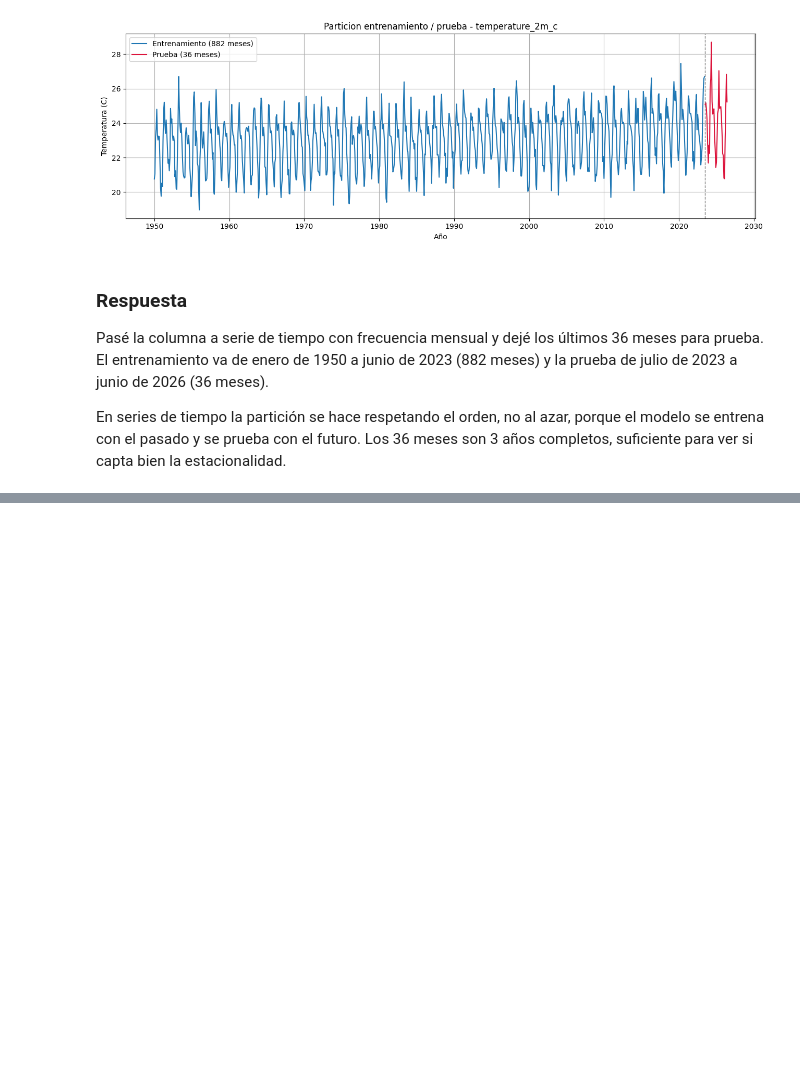
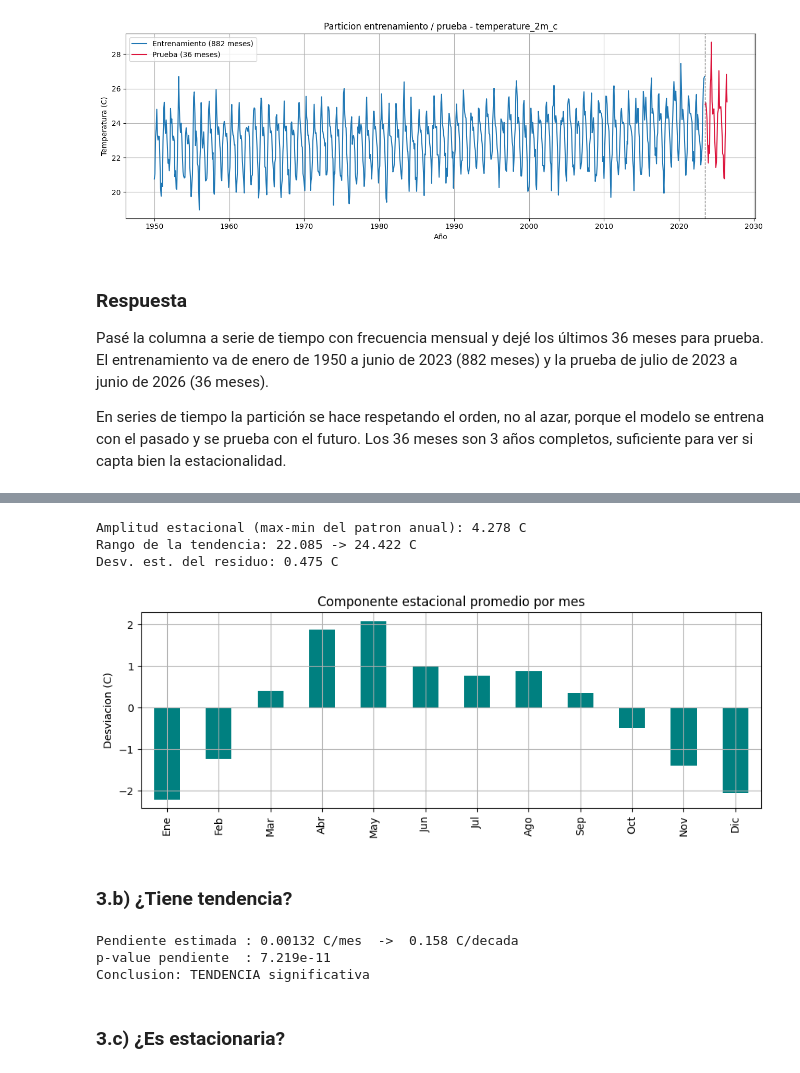
Before and after one commit to Fercho1118/Ejercicio-Series-de-Tiempo, a Jupyter notebook: Series_de_Tiempo_Temperatura_Guatemala.ipynb, the cells around one changed output, grey strips where cells are left out. Cells and saved outputs as stored; diff of their text form; code cells hidden in the pictures; blank space fills up the shorter version.

```diff
--- a/Series_de_Tiempo_Temperatura_Guatemala.ipynb
+++ b/Series_de_Tiempo_Temperatura_Guatemala.ipynb
@@ -237,0 +261,40 @@ ver si capta bien la estacionalidad.
+# %%
+#magnitud de cada componente
+print("Amplitud estacional (max-min del patron anual):",
+      round(decomp.seasonal.max() - decomp.seasonal.min(), 3), "C")
+print("Rango de la tendencia:",
+      round(decomp.trend.min(), 3), "->", round(decomp.trend.max(), 3), "C")
+print("Desv. est. del residuo:", round(decomp.resid.std(), 3), "C")
+
+#patron estacional promedio por mes
+patron_mes = decomp.seasonal.groupby(decomp.seasonal.index.month).mean()
+patron_mes.index = ['Ene','Feb','Mar','Abr','May','Jun','Jul','Ago','Sep','Oct','Nov','Dic']
+fig, ax = plt.subplots(figsize=(9,3.5))
+patron_mes.plot(kind='bar', ax=ax, color='teal')
+ax.set_title("Componente estacional promedio por mes")
+ax.set_ylabel("Desviacion (C)"); plt.tight_layout(); plt.show()
+# %% [output]
+Amplitud estacional (max-min del patron anual): 4.278 C
+Rango de la tendencia: 22.085 -> 24.422 C
+Desv. est. del residuo: 0.475 C
+[figure, added]
+# %% [markdown]
+### 3.b) ¿Tiene tendencia?
+# %%
+import statsmodels.api as sm
+
+#regresion del tiempo sobre la serie como contraste de tendencia
+y = train.values
+x = np.arange(len(train))
+X = sm.add_constant(x)
+ols = sm.OLS(y, X).fit()
+pend_dec = ols.params[1] * 120
+print(f"Pendiente estimada : {ols.params[1]:.5f} C/mes  ->  {pend_dec:.3f} C/decada")
+print(f"p-value pendiente  : {ols.pvalues[1]:.3e}")
+print("Conclusion:", "TENDENCIA significativa" if ols.pvalues[1] < 0.05 else "sin tendencia")
+# %% [output]
+Pendiente estimada : 0.00132 C/mes  ->  0.158 C/decada
+p-value pendiente  : 7.219e-11
+Conclusion: TENDENCIA significativa
+# %% [markdown]
+### 3.c) ¿Es estacionaria?
```
Also changed, not shown: parts of 6 cells of this notebook.
